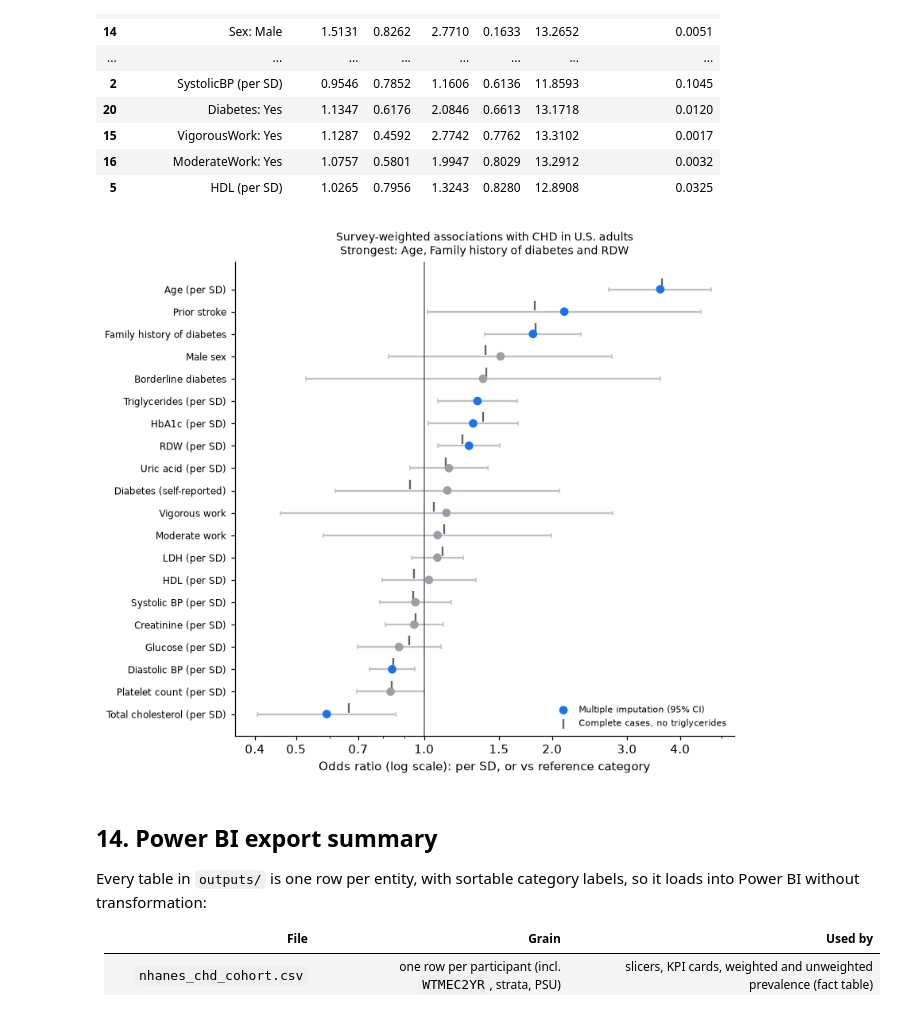
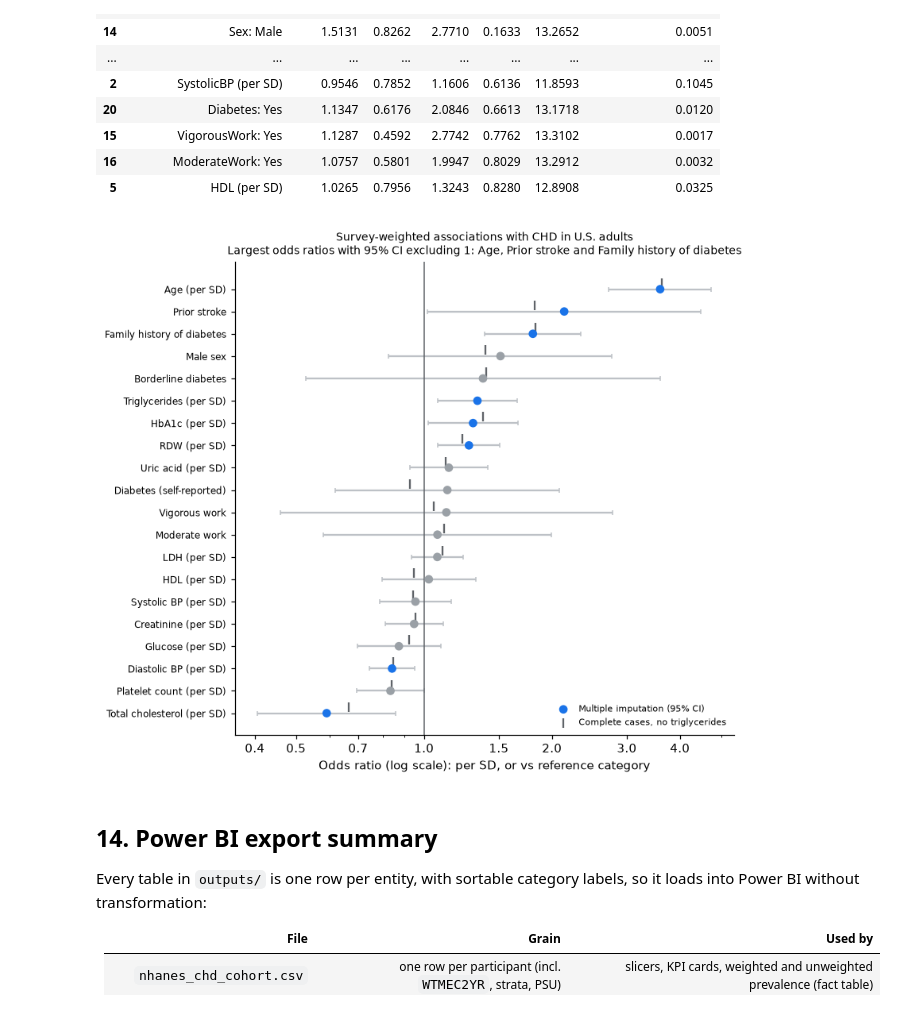
Before and after one commit to Markholmezza/nhanes-chd, a Jupyter notebook: notebooks/nhanes_chd_audit_and_revalidation.ipynb, the cells around one changed output. Cells and saved outputs as stored; diff of their text form; code cells hidden in the pictures.

```diff
--- a/notebooks/nhanes_chd_audit_and_revalidation.ipynb
+++ b/notebooks/nhanes_chd_audit_and_revalidation.ipynb
@@ -414,3 +414,31 @@ LR minus RF AUC: +0.001 (95% CI -0.011 to +0.012)
 | 0 | Logistic regression | 0.859 | 0.837 | 0.881 |
 | 1 | Random forest | 0.858 | 0.835 | 0.879 |
 | 2 | KNN | 0.748 | 0.713 | 0.781 |
+# %%
+# README figure: original vs corrected AUC with bootstrap CIs, drawn from the tables written to outputs/
+order = ["Logistic regression", "KNN", "Random forest"]  # bottom to top
+before = comparison[comparison["Setup"].str.startswith("Original")].set_index("Model")["AUC"]
+after = auc_ci.set_index("Model")
+fig, ax = plt.subplots(figsize=(7.6, 3.4))
+for i, model in enumerate(order):
+    b, a, lo, hi = before[model], after.loc[model, "AUC"], after.loc[model, "CI_low"], after.loc[model, "CI_high"]
+    ax.annotate("", xy=(a, i), xytext=(b, i), arrowprops=dict(arrowstyle="->", color="#9aa0a6", lw=1.5))
+    ax.errorbar(a, i, xerr=[[a - lo], [hi - a]], fmt="none", ecolor="#1a73e8", elinewidth=1.3, capsize=4, zorder=2)
+    ax.scatter(b, i, color="#bdc1c6", s=90, zorder=3, label="Original (row-level split)" if i == 0 else None)
+    ax.scatter(a, i, color="#1a73e8", s=90, zorder=4,
+               label="Corrected (participant-level 5-fold CV, 95% bootstrap CI)" if i == 0 else None)
+    # labels sit above the markers so the bottom row never touches the x-axis
+    ax.text(b, i + 0.2, f"{b:.3f}", ha="center", va="bottom", fontsize=9, color="#5f6368")
+    ax.text(a, i + 0.2, f"{a:.3f}", ha="center", va="bottom", fontsize=9, color="#1a73e8", fontweight="bold")
+ax.set_yticks(range(len(order)))
+ax.set_yticklabels(order)
+ax.set_xlim(0.68, 1.03)
+ax.set_ylim(-0.45, len(order) - 0.35)
+ax.set_xlabel("AUC")
+ax.grid(axis="x", color="#e8eaed")
+ax.set_axisbelow(True)
+ax.set_title("Removing duplicated participants erases most of the apparent model skill\n"
+             f"NHANES 2013-2014, n = {len(y):,} adults, {int(y.sum())} CHD cases", loc="left", fontsize=10, pad=26)
+ax.legend(loc="lower left", bbox_to_anchor=(0, 1.0), ncol=2, frameon=False, fontsize=8, handletextpad=0.3)
+plt.tight_layout()
+fig.savefig(ROOT / "docs" / "auc_before_after.png", dpi=160, bbox_inches="tight"); plt.show()
@@ -987,33 +1017,36 @@ show[["Term", "OddsRatio", "CI_low", "CI_high", "p", "df", "FractionMissingInfo"
 # %%
 # Forest plot: survey-weighted ORs, multiple-imputation model, with the complete-case model for comparison
 from matplotlib.ticker import FixedLocator, NullFormatter, ScalarFormatter
 PRETTY = {"FamilyHistoryDiabetes: Yes": "Family history of diabetes", "StrokeHistory: Yes": "Prior stroke",
           "Sex: Male": "Male sex", "VigorousWork: Yes": "Vigorous work", "ModerateWork: Yes": "Moderate work",
           "Diabetes: Yes": "Diabetes (self-reported)", "Diabetes: Borderline": "Borderline diabetes",
           "TotalCholesterol (per SD)": "Total cholesterol (per SD)", "SystolicBP (per SD)": "Systolic BP (per SD)",
           "DiastolicBP (per SD)": "Diastolic BP (per SD)", "UricAcid (per SD)": "Uric acid (per SD)",
           "PlateletCount (per SD)": "Platelet count (per SD)"}
 mi_plot = svy_or[svy_or["Model"].str.startswith("Multiple")].sort_values("OddsRatio").reset_index(drop=True)
 cc_plot = svy_or[svy_or["Model"].str.startswith("Complete")].set_index("Term")
 fig, ax = plt.subplots(figsize=(7.5, 6.5))
 yy = np.arange(len(mi_plot))
 sig = (mi_plot["CI_low"] > 1) | (mi_plot["CI_high"] < 1)
 ax.errorbar(mi_plot["OddsRatio"], yy, xerr=[mi_plot["OddsRatio"] - mi_plot["CI_low"], mi_plot["CI_high"] - mi_plot["OddsRatio"]],
             fmt="none", ecolor="#bdc1c6", capsize=2, zorder=1)
 ax.scatter(mi_plot["OddsRatio"], yy, c=np.where(sig, "#1a73e8", "#9aa0a6"), s=36, zorder=3, label="Multiple imputation (95% CI)")
 cc_vals = cc_plot.reindex(mi_plot["Term"])["OddsRatio"]
 ax.scatter(cc_vals, yy + 0.28, marker="|", color="#5f6368", s=60, zorder=2, label="Complete cases, no triglycerides")
 ax.axvline(1, color="#5f6368", lw=1); ax.set_xscale("log")
 ax.set_yticks(yy); ax.set_yticklabels(mi_plot["Term"].map(lambda t: PRETTY.get(t, t)), fontsize=8)
 ax.xaxis.set_major_locator(FixedLocator([0.4, 0.5, 0.7, 1, 1.5, 2, 3, 4]))
 ax.xaxis.set_major_formatter(ScalarFormatter()); ax.xaxis.set_minor_formatter(NullFormatter())
 ax.set_xlabel("Odds ratio (log scale): per SD, or vs reference category")
-top = mi_plot.loc[sig].sort_values("p").head(3)["Term"].map(lambda t: PRETTY.get(t, t).replace(" (per SD)", ""))
-ax.set_title(f"Survey-weighted associations with CHD in U.S. adults\nStrongest: {top.iloc[0]}, {top.iloc[1]} and {top.iloc[2]}", fontsize=9)
+# Rank by effect size (|log OR|) among terms whose CI excludes 1, not by p-value
+top = mi_plot.loc[sig].assign(size=np.log(mi_plot.loc[sig, "OddsRatio"]).abs()).sort_values("size", ascending=False).head(3)
+top = top["Term"].map(lambda t: PRETTY.get(t, t).replace(" (per SD)", ""))
+ax.set_title("Survey-weighted associations with CHD in U.S. adults\n"
+             f"Largest odds ratios with 95% CI excluding 1: {top.iloc[0]}, {top.iloc[1]} and {top.iloc[2]}", fontsize=9)
 ax.legend(frameon=False, fontsize=7, loc="lower right"); plt.tight_layout()
 fig.savefig(ROOT / "docs" / "svy_forest.png", dpi=160, bbox_inches="tight"); plt.show()
 # %% [output]
-[figure, old version]
+[figure, new version]
 # %% [markdown]
 ## 14. Power BI export summary
 
```
Also changed, not shown: parts of 2 cells of this notebook, 7 other files.
